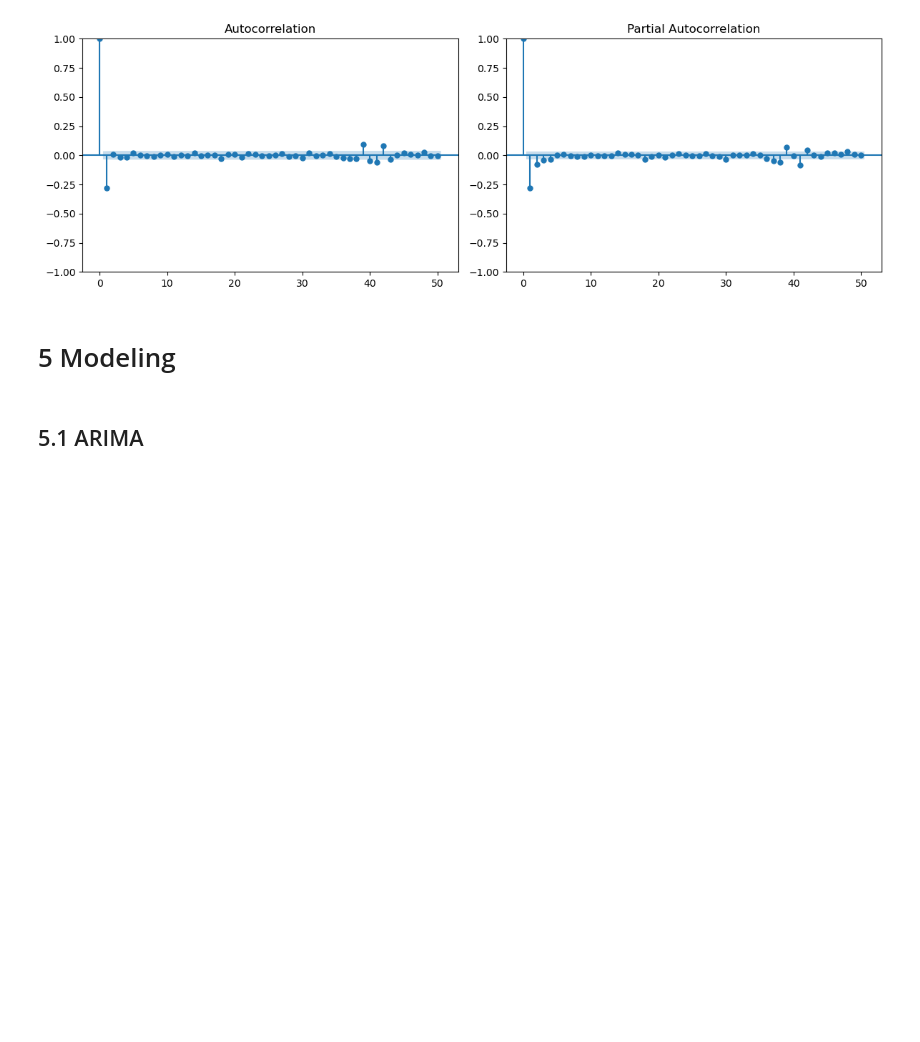
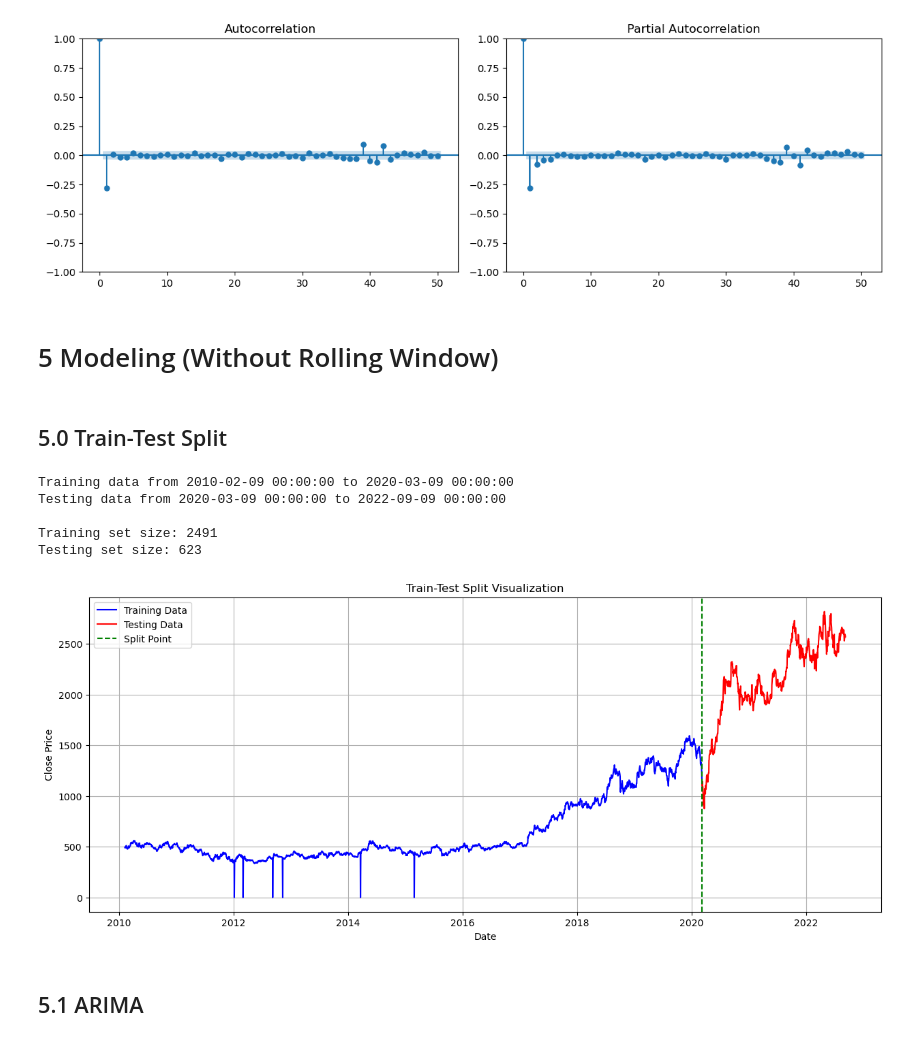
Before and after one commit to MamunurRahmanMoon/Stock_Price_Prediction_Time_Series_Forecasting, a Jupyter notebook: Time_Series_Forecastig_StockPrices_byMamunurRahmanMoon.ipynb, the cells around one changed output. Cells and saved outputs as stored; diff of their text form; code cells hidden in the pictures; blank space fills up the shorter version.

```diff
--- a/Time_Series_Forecastig_StockPrices_byMamunurRahmanMoon.ipynb
+++ b/Time_Series_Forecastig_StockPrices_byMamunurRahmanMoon.ipynb
@@ -255,7 +255,41 @@ plt.show()
 # %% [output]
 [figure]
 # %% [markdown]
-# 5 Modeling
+# 5 Modeling (Without Rolling Window)
+# %% [markdown]
+## 5.0 Train-Test Split
+# %%
+# Define the split point (we'll use 80% for training)
+split_index = int(len(df) * 0.8)
+split_date = df.index[split_index]
+
+# Split the data
+train_data = df[:split_date]
+test_data = df[split_date:]
+
+print(f"Training data from {train_data.index[0]} to {train_data.index[-1]}")
+print(f"Testing data from {test_data.index[0]} to {test_data.index[-1]}")
+print(f"\nTraining set size: {len(train_data)}")
+print(f"Testing set size: {len(test_data)}")
+
+# Visualize the split
+plt.figure(figsize=(15, 6))
+plt.plot(train_data.index, train_data['close'], label='Training Data', color='blue')
+plt.plot(test_data.index, test_data['close'], label='Testing Data', color='red')
+plt.axvline(x=split_date, color='green', linestyle='--', label='Split Point')
+plt.title('Train-Test Split Visualization')
+plt.xlabel('Date')
+plt.ylabel('Close Price')
+plt.legend()
+plt.grid(True)
+plt.show()
+# %% [output]
+Training data from 2010-02-09 00:00:00 to 2020-03-09 00:00:00
+Testing data from 2020-03-09 00:00:00 to 2022-09-09 00:00:00
+
+Training set size: 2491
+Testing set size: 623
+[figure, added]
 # %% [markdown]
 ## 5.1 ARIMA
 # %% [markdown]
```
Also changed, not shown: parts of 12 cells of this notebook.
